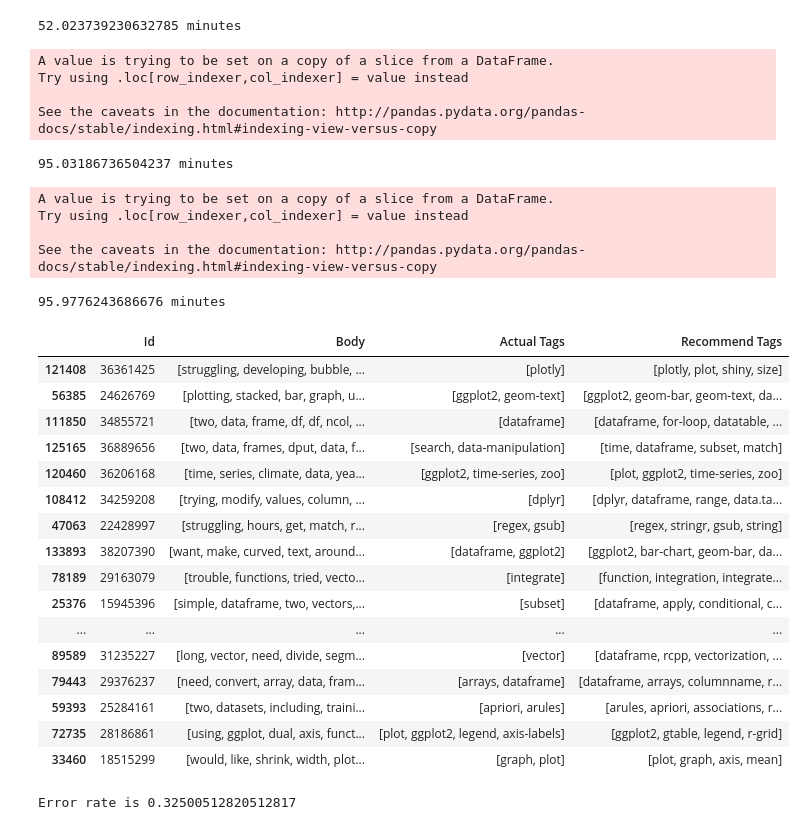
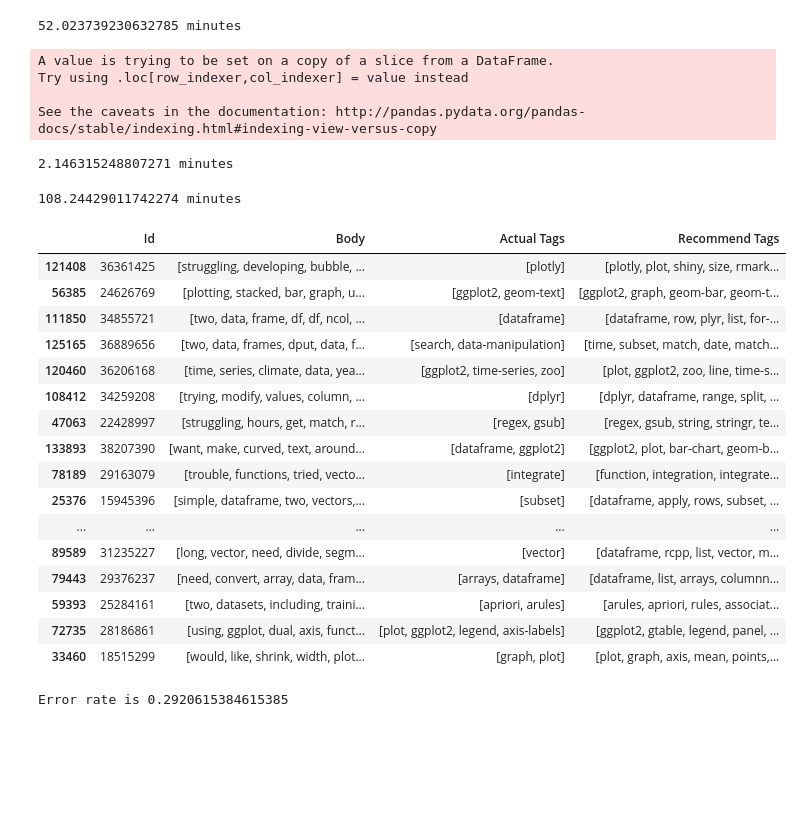
Before and after one commit to wvz/ADA-Project, a Jupyter notebook: lib/Team3_Topic Modeling and Tag Recommendation.ipynb, the cells around one changed output. Drawn from its saved outputs; the diff is of its cells as text; code cells hidden in the pictures; blank space fills up the shorter version.

Commit message:
Tag recommendation

```diff
--- a/lib/Team3_Topic Modeling and Tag Recommendation.ipynb
+++ b/lib/Team3_Topic Modeling and Tag Recommendation.ipynb
@@ -91,24 +93,20 @@ import pickle
 from operator import itemgetter
 
 start_time = time.time()
-def get_topic(ldamodel, document):
-    topic_prob = ldamodel[document]
-    topic = max(topic_prob, key = itemgetter(1))[0]
+def get_topic(corpus):
+    gamma = pd.DataFrame(ldamodel.inference(corpus)[0])
+    topic = gamma.apply(lambda x: x.idxmax(), axis = 1).tolist()
     return(topic)
 
-train['Topic'] = [get_topic(ldamodel, doc) for doc in corpus_train]
-test['Topic'] = [get_topic(ldamodel, doc) for doc in corpus_test]
+train['Topic'] = get_topic(corpus_train)
+test['Topic'] = get_topic(corpus_test)
 print(str((time.time() - start_time) / 60) + ' minutes')
 # %% [output]
 A value is trying to be set on a copy of a slice from a DataFrame.
 Try using .loc[row_indexer,col_indexer] = value instead
 
 See the caveats in the documentation: http://pandas.pydata.org/pandas-docs/stable/indexing.html#indexing-view-versus-copy
-95.03186736504237 minutes
+2.146315248807271 minutes
-A value is trying to be set on a copy of a slice from a DataFrame.
-Try using .loc[row_indexer,col_indexer] = value instead
-
-See the caveats in the documentation: http://pandas.pydata.org/pandas-docs/stable/indexing.html#indexing-view-versus-copy
 # %%
 # Save and load dataset
 
@@ -145,11 +143,9 @@ def recommend_tag(test_row, num_tags, num_neighbor, num_alter_tags, p):
 
     # Increase the frequency of tags which appear in body of questions
     n = sum(alter_tags.values())
-    for tag in alter_tags:
-        for word in test_body:
-            if str(word) in str(tag):
-                alter_tags[tag] += round(n * p)
-                break
+    intersect = set(test_body) & set(alter_tags.keys())
+    for tag in intersect:
+        alter_tags[tag] += round(n * p)
 
     # Recommend the most common tags
     recommend_tags = sorted(alter_tags, key = alter_tags.get, reverse = True)[0:num_tags]
@@ -157,27 +153,27 @@ def recommend_tag(test_row, num_tags, num_neighbor, num_alter_tags, p):
     return(pd.Series([test_id, test_body, test_tag, recommend_tags]))
 # %%
 start_time = time.time()
-test_predict = test.apply(lambda x: recommend_tag(x, 4, 20, 20, 0.1), axis = 1)
+test_predict = test.apply(lambda x: recommend_tag(x, 6, 20, 20, 0.1), axis = 1)
 test_predict.columns = ['Id', 'Body', 'Actual Tags', 'Recommend Tags']
 print(str((time.time() - start_time) / 60) + ' minutes')
 test_predict.head(20)
 # %% [output]
-95.9776243686676 minutes
+108.24429011742274 minutes
 |  | Id | Body | Actual Tags | Recommend Tags |
-| 121408 | 36361425 | [struggling, developing, bubble, ... | [plotly] | [plotly, plot, shiny, size] |
-| 56385 | 24626769 | [plotting, stacked, bar, graph, u... | [ggplot2, geom-text] | [ggplot2, geom-bar, geom-text, da... |
-| 111850 | 34855721 | [two, data, frame, df, df, ncol, ... | [dataframe] | [dataframe, for-loop, datatable, ... |
-| 125165 | 36889656 | [two, data, frames, dput, data, f... | [search, data-manipulation] | [time, dataframe, subset, match] |
-| 120460 | 36206168 | [time, series, climate, data, yea... | [ggplot2, time-series, zoo] | [plot, ggplot2, time-series, zoo] |
-| 108412 | 34259208 | [trying, modify, values, column, ... | [dplyr] | [dplyr, dataframe, range, data.ta... |
-| 47063 | 22428997 | [struggling, hours, get, match, r... | [regex, gsub] | [regex, stringr, gsub, string] |
-| 133893 | 38207390 | [want, make, curved, text, around... | [dataframe, ggplot2] | [ggplot2, bar-chart, geom-bar, da... |
+| 121408 | 36361425 | [struggling, developing, bubble, ... | [plotly] | [plotly, plot, shiny, size, rmark... |
+| 56385 | 24626769 | [plotting, stacked, bar, graph, u... | [ggplot2, geom-text] | [ggplot2, graph, geom-bar, geom-t... |
+| 111850 | 34855721 | [two, data, frame, df, df, ncol, ... | [dataframe] | [dataframe, row, plyr, list, for-... |
+| 125165 | 36889656 | [two, data, frames, dput, data, f... | [search, data-manipulation] | [time, subset, match, date, match... |
+| 120460 | 36206168 | [time, series, climate, data, yea... | [ggplot2, time-series, zoo] | [plot, ggplot2, zoo, line, time-s... |
+| 108412 | 34259208 | [trying, modify, values, column, ... | [dplyr] | [dplyr, dataframe, range, split, ... |
+| 47063 | 22428997 | [struggling, hours, get, match, r... | [regex, gsub] | [regex, gsub, string, stringr, te... |
+| 133893 | 38207390 | [want, make, curved, text, around... | [dataframe, ggplot2] | [ggplot2, plot, bar-chart, geom-b... |
 | 78189 | 29163079 | [trouble, functions, tried, vecto... | [integrate] | [function, integration, integrate... |
-| 25376 | 15945396 | [simple, dataframe, two, vectors,... | [subset] | [dataframe, apply, conditional, c... |
+| 25376 | 15945396 | [simple, dataframe, two, vectors,... | [subset] | [dataframe, apply, rows, subset, ... |
 | ... | ... | ... | ... | ... |
-| 89589 | 31235227 | [long, vector, need, divide, segm... | [vector] | [dataframe, rcpp, vectorization, ... |
-| 79443 | 29376237 | [need, convert, array, data, fram... | [arrays, dataframe] | [dataframe, arrays, columnname, r... |
-| 59393 | 25284161 | [two, datasets, including, traini... | [apriori, arules] | [arules, apriori, associations, r... |
-| 72735 | 28186861 | [using, ggplot, dual, axis, funct... | [plot, ggplot2, legend, axis-labels] | [ggplot2, gtable, legend, r-grid] |
-| 33460 | 18515299 | [would, like, shrink, width, plot... | [graph, plot] | [plot, graph, axis, mean] |
+| 89589 | 31235227 | [long, vector, need, divide, segm... | [vector] | [dataframe, rcpp, list, vector, m... |
+| 79443 | 29376237 | [need, convert, array, data, fram... | [arrays, dataframe] | [dataframe, list, arrays, columnn... |
+| 59393 | 25284161 | [two, datasets, including, traini... | [apriori, arules] | [arules, apriori, rules, associat... |
+| 72735 | 28186861 | [using, ggplot, dual, axis, funct... | [plot, ggplot2, legend, axis-labels] | [ggplot2, gtable, legend, panel, ... |
+| 33460 | 18515299 | [would, like, shrink, width, plot... | [graph, plot] | [plot, graph, axis, mean, points,... |
 # %%
@@ -192,7 +188,7 @@ def evaluate(predict):
 error_rate = evaluate(test_predict)
 print('Error rate is {}'.format(error_rate))
 # %% [output]
-Error rate is 0.32500512820512817
+Error rate is 0.2920615384615385
 # %%
 import pyLDAvis.gensim as gensimvis
 import pyLDAvis
```
Also changed, not shown: parts of 2 cells of this notebook.
